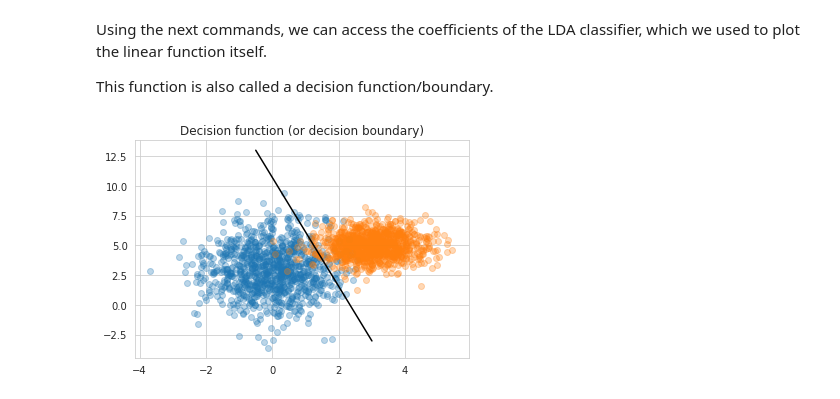
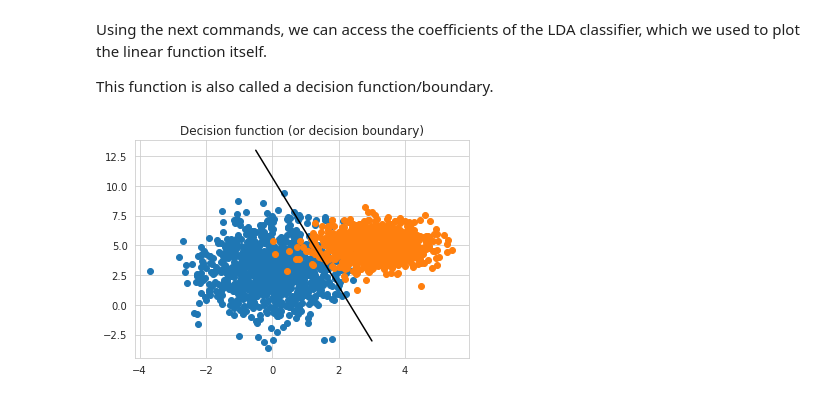
Before and after one commit to love-bees/dataHacker, a Jupyter notebook: 04_RANDN.ipynb, the cells around one changed output. Saved outputs shown, nothing was run; the diff lists cells and outputs as text; code cells hidden in the pictures.

```diff
--- a/04_RANDN.ipynb
+++ b/04_RANDN.ipynb
@@ -200,13 +200,13 @@ Using the next commands, we can access the coefficients of the LDA classifier, w
 
 This function is also called a decision function/boundary.
 # %%
-plt.scatter(X[:1000,0], X[:1000,1],c='C0', alpha=0.3)
-plt.scatter(X[1000:,0], X[1000:,1], c='C1', alpha=0.3)
+plt.scatter(X[:1000,0], X[:1000,1],c='C0')
+plt.scatter(X[1000:,0], X[1000:,1], c='C1')
 w = clf.coef_[0]
 k = -w[0] / w[1]
 xx = np.linspace(-0.5, 3)
 yy = k * xx - (clf.intercept_[0]) / w[1]
 plt.plot(xx, yy, 'k-')
 plt.title("Decision function (or decision boundary)");
 # %% [output]
-[figure, old version]
+[figure, new version]
```
